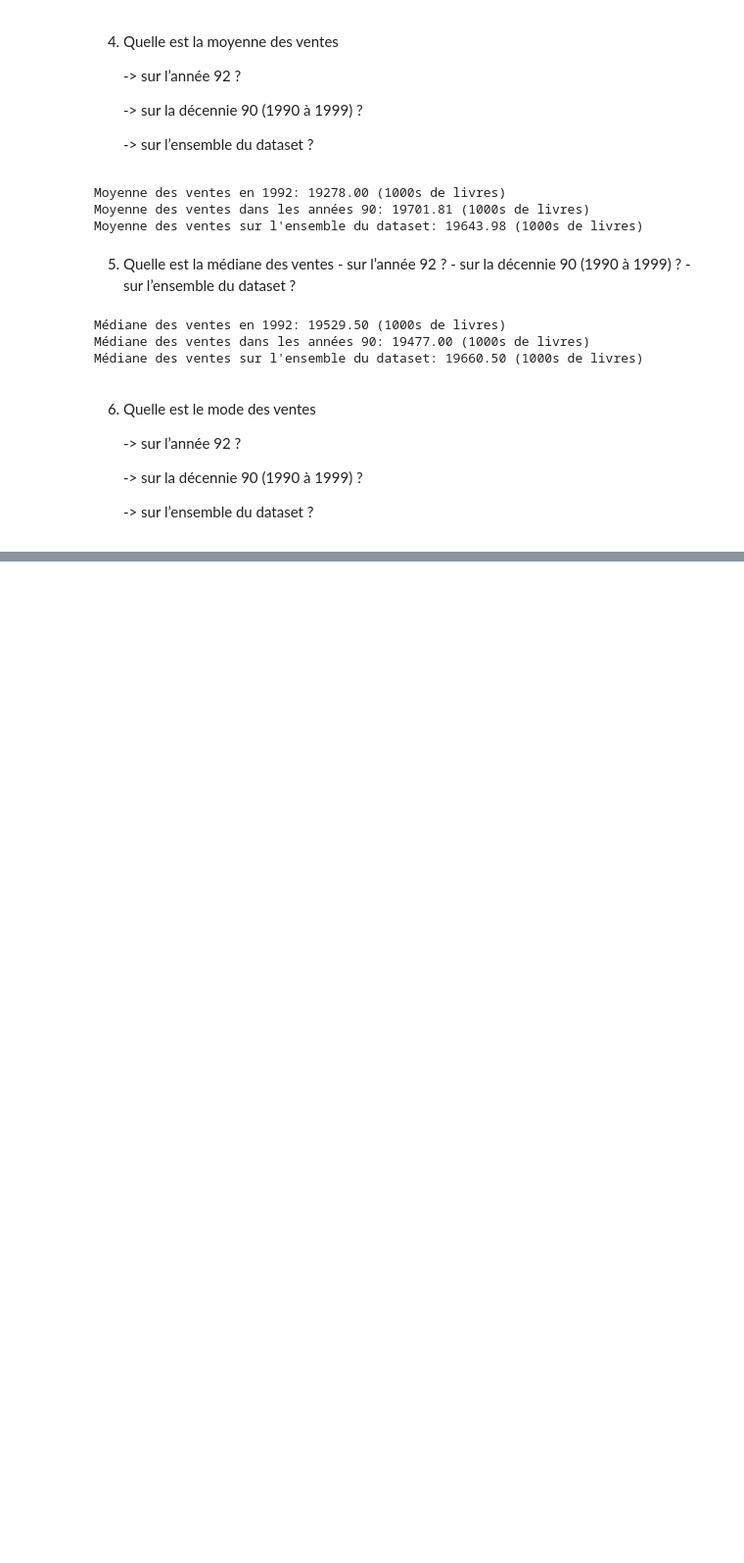
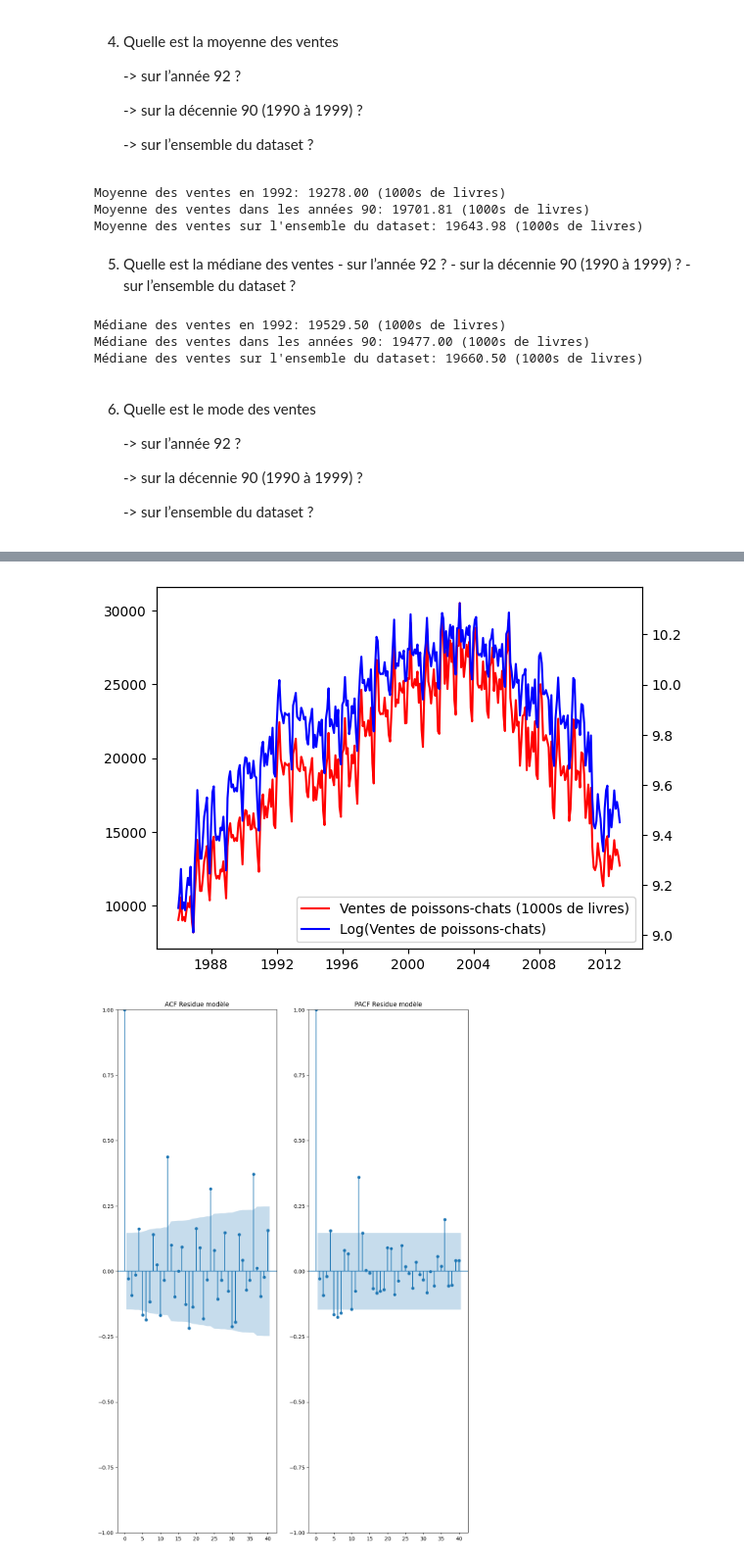
Before and after one commit to hectordll/tp-prediction-siluriformes, a Jupyter notebook: siluriformes.ipynb, the cells around one changed output, grey strips where cells are left out. Shown at 98% size. Cells and saved outputs as stored; diff of their text form; code cells hidden in the pictures; blank space fills up the shorter version.

```diff
--- a/siluriformes.ipynb
+++ b/siluriformes.ipynb
@@ -109,0 +178,78 @@ Médiane des ventes sur l'ensemble du dataset: 19660.50 (1000s de livres)
+# %%
+def plot_acf_pacf(timeseries):
+    fig = plt.figure(figsize=(12, 18))
+    for index, (timeserie_title, timeserie) in enumerate(timeseries.items()):
+        index = index * 2
+        ax = fig.add_subplot(len(timeseries), 2, index + 1)
+        ax.title.set_text(timeserie_title)
+        graphics.plot_acf(timeserie, ax=ax, lags=40)
+        ax.title.set_text('ACF %s' % timeserie_title)
+
+        ax = fig.add_subplot(len(timeseries), 2, index + 2)
+        graphics.plot_pacf(timeserie, ax=ax, lags=40)
+        ax.title.set_text('PACF %s' % timeserie_title)
+
+
+log_catfish_sales = numpy.log(catfish_sales)
+
+# création d'un graphique avec la série originale
+g, ax = plt.subplots()
+ln1 = ax.plot(catfish_sales, c='r', label='Ventes de poissons-chats (1000s de livres)')
+
+# création d'un graphique avec la série log en conservent le même axe des abscisses
+ax2 = ax.twinx()
+ln2 = ax2.plot(log_catfish_sales, c='b', label='Log(Ventes de poissons-chats)')
+
+# ajout de la légende
+lns = ln1 + ln2
+labels=[l.get_label() for l in lns]
+ax.legend(lns, labels)
+
+# Séparer les données en ensemble d'entraînement et ensemble de test
+# train_data = catfish_sales[:-15]
+# test_data = catfish_sales[-15:]
+train_data = catfish_sales['1986':'2000']
+test_data = catfish_sales['2001':'2012']
+
+
+# Utiliser auto_arima pour trouver le meilleur modèle ARIMA
+model = pm.auto_arima(train_data)
+# model = pm.auto_arima(train_data, seasonal=False, stepwise=True, suppress_warnings=True)
+
+
+print(model.summary())
+
+# Ajuster le modèle aux données
+model.fit(train_data)
+# Obtenir les résidus du modèle
+residuals = model.resid()
+plot_acf_pacf({
+    'Residue modèle': residuals
+})
+
+# Faire des prédictions sur l'ensemble d'entraînement
+train_pred, train_confint = model.predict_in_sample(return_conf_int=True)
+
+# Faire des prédictions sur l'ensemble de test
+n_periods = len(test_data)
+predicted, confint = model.predict(n_periods=n_periods, return_conf_int=True)
+
+# Concaténer les prédictions pour l'ensemble d'entraînement et de test
+all_predictions = pandas.concat([pandas.Series(train_pred, index=train_data.index),
+                            pandas.Series(predicted, index=test_data.index)],
+                            axis=0)
+
+# Tracer les valeurs réelles et les prédictions pour l'ensemble d'entraînement et de test
+plt.figure(figsize=(12, 6))
+plt.plot(train_data, label='Ventes observées (Entraînement)', color='blue')
+plt.plot(test_data, label='Ventes observées (Test)', color='green')
+plt.plot(all_predictions, label='Ventes prédites', color='red')
+
+plt.xlabel('Date')
+plt.ylabel('Ventes de poissons-chats (1000s de livres)')
+plt.title('Ventes observées vs prédites de poissons-chats')
+plt.legend()
+plt.grid(True)
+# plt.savefig("prediction.png")
+plt.show()
+# %% [output]
@@ -109,0 +273,2 @@ Médiane des ventes sur l'ensemble du dataset: 19660.50 (1000s de livres)
+[figure, added]
+[figure, added]
```
Also changed, not shown: parts of 10 cells of this notebook, 1 other file.
